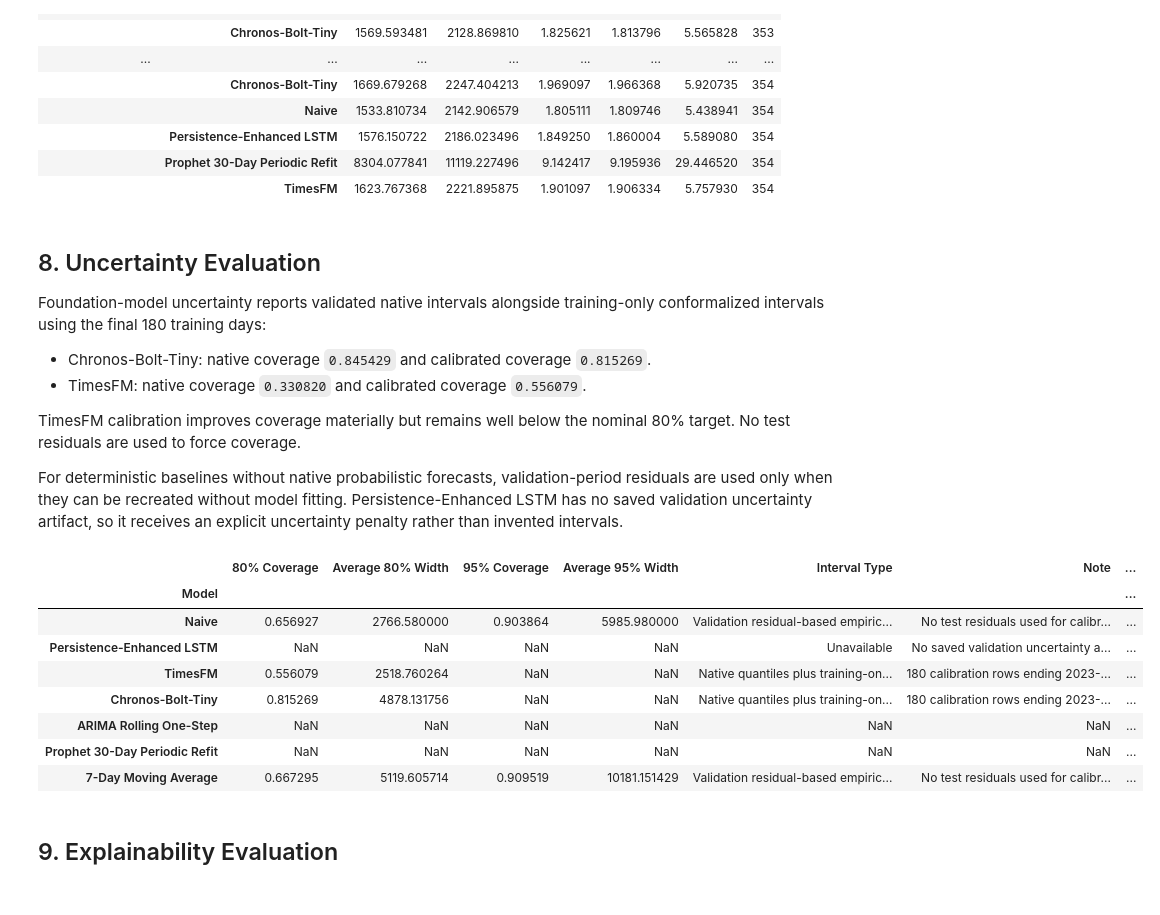
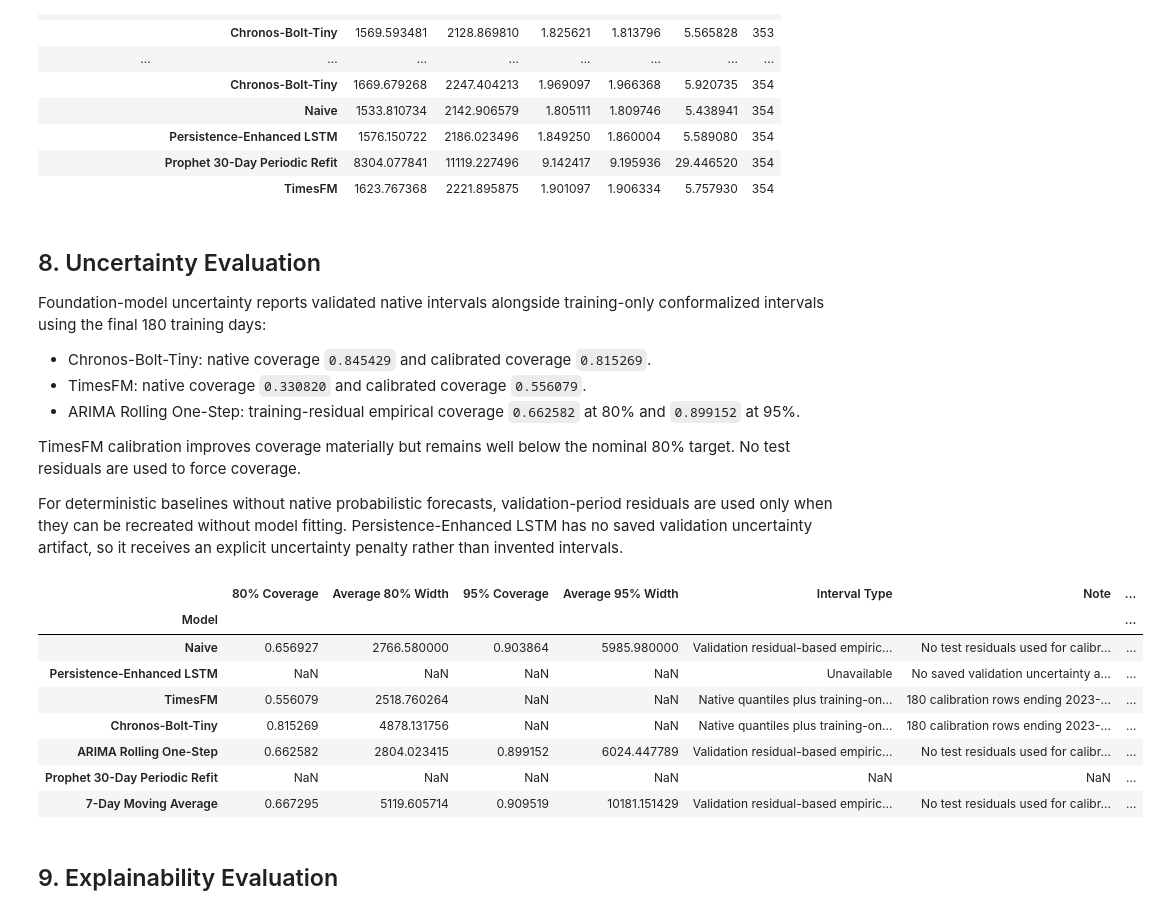
Before and after one commit to mdsoadsolaiman/Time-Series-Foundation-Models, a Jupyter notebook: notebooks/06_Trustworthiness.ipynb, the cells around one changed output. Cells and saved outputs as stored; diff of their text form; code cells hidden in the pictures.

```diff
--- a/notebooks/06_Trustworthiness.ipynb
+++ b/notebooks/06_Trustworthiness.ipynb
@@ -364,6 +364,7 @@ Foundation-model uncertainty reports validated native intervals alongside traini
 
 - Chronos-Bolt-Tiny: native coverage `0.845429` and calibrated coverage `0.815269`.
 - TimesFM: native coverage `0.330820` and calibrated coverage `0.556079`.
+- ARIMA Rolling One-Step: training-residual empirical coverage `0.662582` at 80% and `0.899152` at 95%.
 
 TimesFM calibration improves coverage materially but remains well below the nominal 80% target. No test residuals are used to force coverage.
 
@@ -372,10 +373,18 @@ For deterministic baselines without native probabilistic forecasts, validation-p
 validation_window = train.iloc[-len(test):]
 validation_actual = validation_window.rename("actual")
 validation_index = validation_actual.index
+arima_validation = pd.read_csv(
+    PROJECT_ROOT / "results" / "arima_validation_forecast.csv", parse_dates=["Timestamp"]
+).set_index("Timestamp")["ARIMA_Rolling_Validation"]
+arima_validation.index = pd.to_datetime(arima_validation.index, utc=True)
+arima_validation = arima_validation.reindex(validation_index)
+assert arima_validation.index.equals(validation_index) and not arima_validation.isna().any()
+assert validation_index.max() < test.index.min()
 
 validation_forecasts = {
     "Naive": target.shift(1).reindex(validation_index).rename("Naive"),
     "7-Day Moving Average": target.shift(1).rolling(window=7).mean().reindex(validation_index).rename("7-Day Moving Average"),
+    "ARIMA Rolling One-Step": arima_validation.rename("ARIMA Rolling One-Step"),
 }
 
 uncertainty_rows = []
@@ -428,34 +437,34 @@ uncertainty_rows.extend(
         },
     ]
 )
 
 calibration_summary = pd.read_csv(PROJECT_ROOT / "results" / "foundation_uncertainty_summary.csv")
 calibration_summary["Model"] = calibration_summary["Model"].replace({"Chronos_Bolt_Tiny": "Chronos-Bolt-Tiny"})
 uncertainty_rows = [row for row in uncertainty_rows if row["Model"] not in {"Chronos-Bolt-Tiny", "TimesFM"}]
 for row in calibration_summary.to_dict(orient="records"):
     uncertainty_rows.append({
         "Model": row["Model"],
         "Native 80% Coverage": row["Native_Test_Coverage_80"],
         "Calibrated 80% Coverage": row["Calibrated_Test_Coverage_80"],
         "80% Coverage": row["Calibrated_Test_Coverage_80"],
         "Native Average 80% Width": row["Native_Average_Width_80"],
         "Average 80% Width": row["Calibrated_Average_Width_80"],
         "95% Coverage": np.nan,
         "Average 95% Width": np.nan,
         "Interval Type": "Native quantiles plus training-only CQR calibration",
         "Note": f"180 calibration rows ending {row['Calibration_End']}; no test residuals used.",
     })
 
 uncertainty_table = pd.DataFrame(uncertainty_rows).set_index("Model").reindex(metrics_table.index)
 uncertainty_table
 # %% [output]
 |  | 80% Coverage | Average 80% Width | 95% Coverage | Average 95% Width | Interval Type | Note | ... |
 | Model |  |  |  |  |  |  | ... |
 | Naive | 0.656927 | 2766.580000 | 0.903864 | 5985.980000 | Validation residual-based empiric... | No test residuals used for calibr... | ... |
 | Persistence-Enhanced LSTM | NaN | NaN | NaN | NaN | Unavailable | No saved validation uncertainty a... | ... |
 | TimesFM | 0.556079 | 2518.760264 | NaN | NaN | Native quantiles plus training-on... | 180 calibration rows ending 2023-... | ... |
 | Chronos-Bolt-Tiny | 0.815269 | 4878.131756 | NaN | NaN | Native quantiles plus training-on... | 180 calibration rows ending 2023-... | ... |
-| ARIMA Rolling One-Step | NaN | NaN | NaN | NaN | NaN | NaN | ... |
+| ARIMA Rolling One-Step | 0.662582 | 2804.023415 | 0.899152 | 6024.447789 | Validation residual-based empiric... | No test residuals used for calibr... | ... |
 | Prophet 30-Day Periodic Refit | NaN | NaN | NaN | NaN | NaN | NaN | ... |
 | 7-Day Moving Average | 0.667295 | 5119.605714 | 0.909519 | 10181.151429 | Validation residual-based empiric... | No test residuals used for calibr... | ... |
 # %% [markdown]
```
Also changed, not shown: parts of 5 cells of this notebook, 7 other files.
